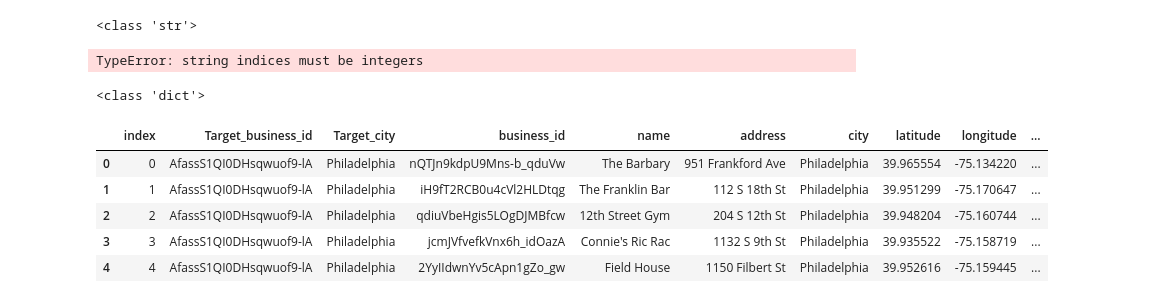
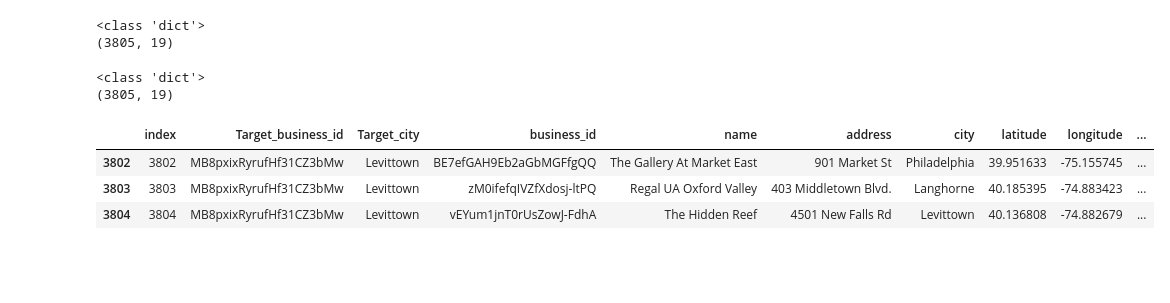
Before and after one commit to sam7933715/W210-Capstone-New, a Jupyter notebook: trip-planner/website/Checkjsonfile2.ipynb, the cells around one changed output. Drawn from its saved outputs; the diff is of its cells as text; code cells hidden in the pictures; blank space fills up the shorter version.

```diff
--- a/trip-planner/website/Checkjsonfile2.ipynb
+++ b/trip-planner/website/Checkjsonfile2.ipynb
@@ -0,0 +1,11 @@
+# %%
+# from pandas.io.json import json_normalize
+import json
+import pandas as pd
+with open("new_subset_merge 0419 2.json", "r") as read_file:
+    data = json.load(read_file)
+
+print(type(data))
+svd_df = pd.DataFrame(data['data']).drop_duplicates(subset=['Target_business_id','business_id'])
+print(svd_df.shape)
+svd_df.tail(3)
@@ -1,35 +218,34 @@
+# %%
+# from pandas.io.json import json_normalize
+import json
+import pandas as pd
+
+
+with open("user_based_final_4_14 - Copy.json", "r") as read_file:
+    data2 = json.load(read_file)
+
+print(type(data2))
+svd_df_2 = pd.DataFrame(data2['data'])
+svd_df_2.head()
+print(svd_df_2.shape)
+# %% [output]
+<class 'dict'>
+(3805, 19)
 # %%
 # from pandas.io.json import json_normalize
 import json
 import pandas as pd
-
-
-with open("user_based_final Arriana.json", "r") as read_file:
+with open("user_based_final.json", "r") as read_file:
     data = json.load(read_file)
 
 print(type(data))
-svd_df = pd.DataFrame(data['data'])
-svd_df.head()
+df2 = pd.DataFrame(data['data'])
+print(df2.shape)
+df2.tail(3)
 # %% [output]
-<class 'str'>
+<class 'dict'>
+(3805, 19)
-TypeError: string indices must be integers
+|  | index | Target_business_id | Target_city | business_id | name | address | city | latitude | longitude | ... |
+| 3802 | 3802 | MB8pxixRyrufHf31CZ3bMw | Levittown | BE7efGAH9Eb2aGbMGFfgQQ | The Gallery At Market East | 901 Market St | Philadelphia | 39.951633 | -75.155745 | ... |
+| 3803 | 3803 | MB8pxixRyrufHf31CZ3bMw | Levittown | zM0ifefqIVZfXdosj-ltPQ | Regal UA Oxford Valley | 403 Middletown Blvd. | Langhorne | 40.185395 | -74.883423 | ... |
+| 3804 | 3804 | MB8pxixRyrufHf31CZ3bMw | Levittown | vEYum1jnT0rUsZowJ-FdhA | The Hidden Reef | 4501 New Falls Rd | Levittown | 40.136808 | -74.882679 | ... |
-# %%
-# from pandas.io.json import json_normalize
-import json
-import pandas as pd
-
-
-with open("user_based_final Bruce.json", "r") as read_file:
-    data2 = json.load(read_file)
-
-print(type(data2))
-svd_df_2 = pd.DataFrame(data2['data'])
-svd_df_2.head()
-# %% [output]
-<class 'dict'>
-|  | index | Target_business_id | Target_city | business_id | name | address | city | latitude | longitude | ... |
-| 0 | 0 | AfassS1QI0DHsqwuof9-lA | Philadelphia | nQTJn9kdpU9Mns-b_qduVw | The Barbary | 951 Frankford Ave | Philadelphia | 39.965554 | -75.134220 | ... |
-| 1 | 1 | AfassS1QI0DHsqwuof9-lA | Philadelphia | iH9fT2RCB0u4cVl2HLDtqg | The Franklin Bar | 112 S 18th St | Philadelphia | 39.951299 | -75.170647 | ... |
-| 2 | 2 | AfassS1QI0DHsqwuof9-lA | Philadelphia | qdiuVbeHgis5LOgDJMBfcw | 12th Street Gym | 204 S 12th St | Philadelphia | 39.948204 | -75.160744 | ... |
-| 3 | 3 | AfassS1QI0DHsqwuof9-lA | Philadelphia | jcmJVfvefkVnx6h_idOazA | Connie's Ric Rac | 1132 S 9th St | Philadelphia | 39.935522 | -75.158719 | ... |
-| 4 | 4 | AfassS1QI0DHsqwuof9-lA | Philadelphia | 2YyIIdwnYv5cApn1gZo_gw | Field House | 1150 Filbert St | Philadelphia | 39.952616 | -75.159445 | ... |
```
Also changed, not shown: parts of 21 cells of this notebook, 18 other files.
